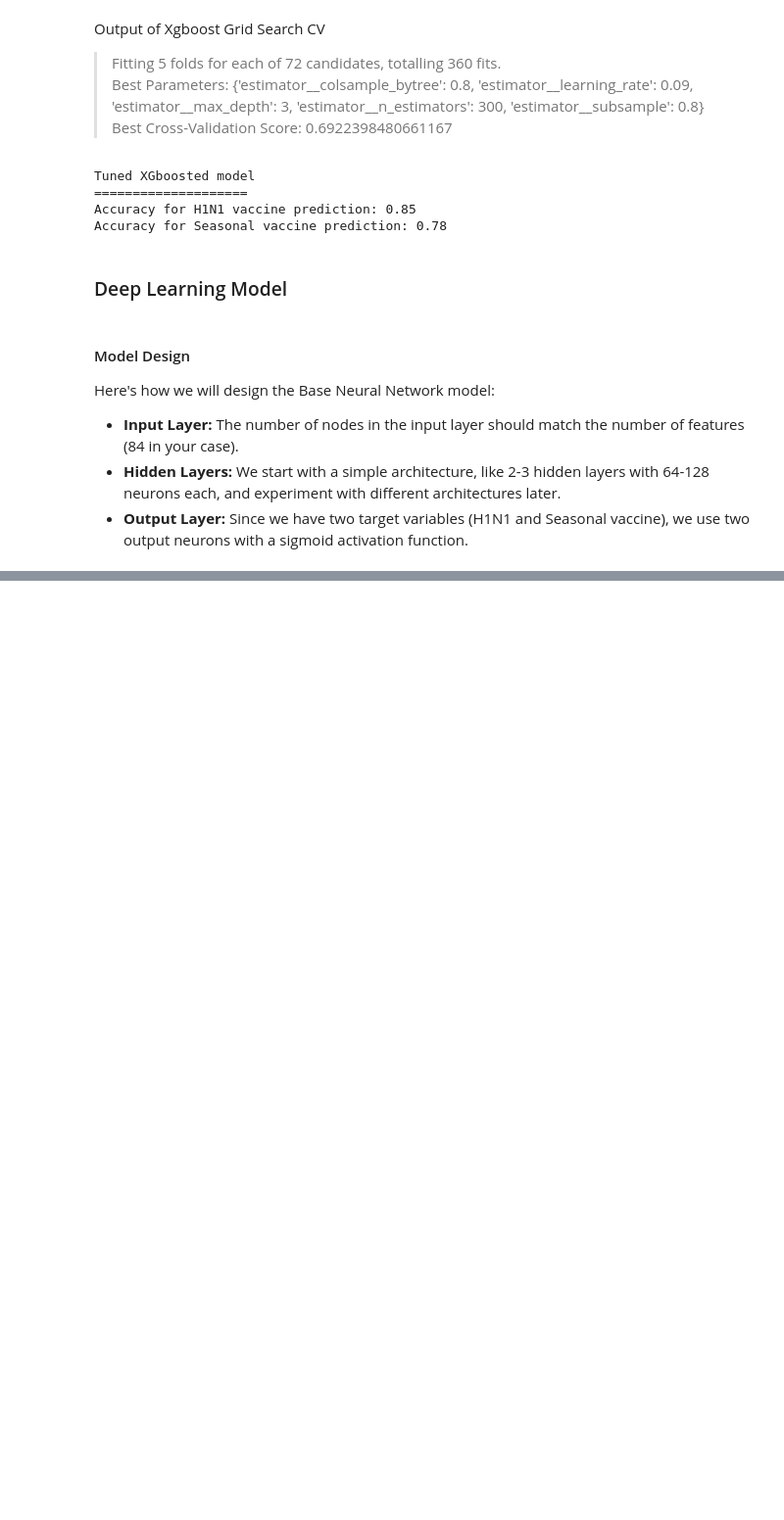
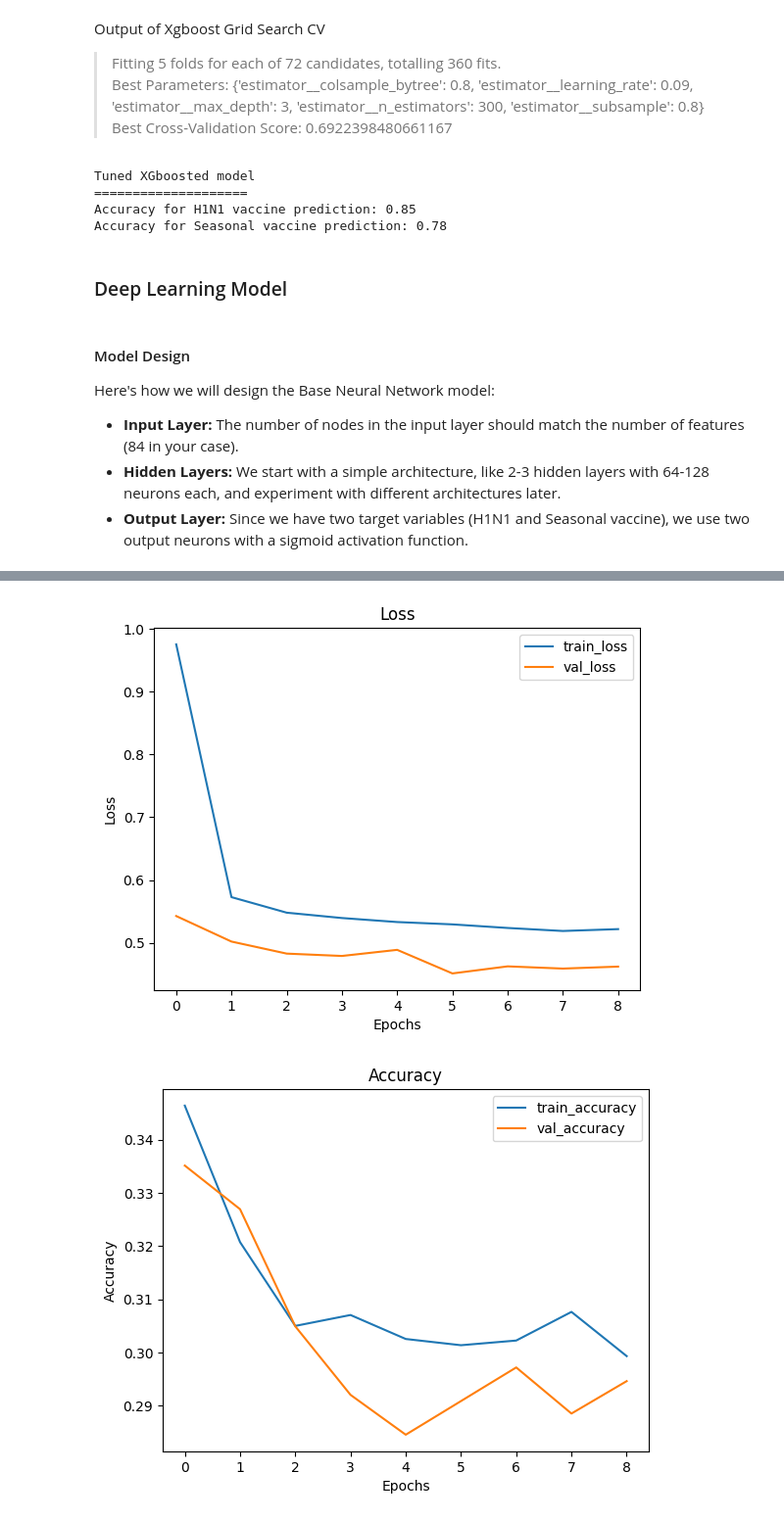
Before and after one commit to FREDRICKKYEKI/dsc-project-h1n1_prediction, a Jupyter notebook: index.ipynb, the cells around one changed output, grey strips where cells are left out. Shown at 98% size. Cells and saved outputs as stored; diff of their text form; code cells hidden in the pictures; blank space fills up the shorter version.

```diff
--- a/index.ipynb
+++ b/index.ipynb
@@ -1001,17 +1012,20 @@ from tensorflow.keras.layers import Dense, Dropout
 # %%
+from tensorflow.keras import regularizers
+
 model = Sequential()
 
 # Input layer and first hidden layer
-model.add(Dense(128, input_dim=X_train_encoded.shape[1], activation='relu'))
-model.add(Dropout(0.2))  # Dropout for regularization
+model.add(Dense(128, input_dim=X_train_encoded.shape[1], activation='relu', kernel_regularizer=regularizers.l2(0.001)))
+# model.add(Dropout(0.2))  # Dropout for regularization
 
 # Second hidden layer
-model.add(Dense(64, activation='relu'))
-model.add(Dropout(0.2))
+model.add(Dense(128, activation='relu'))
 
 # Third hidden layer (optional)
 model.add(Dense(64, activation='relu'))
-model.add(Dropout(0.2))
+# model.add(Dropout(0.2))
 
 # Output layer
 model.add(Dense(2, activation='sigmoid'))
+
+model.summary()
@@ -1018,15 +1048,17 @@ model.add(Dense(2, activation='sigmoid'))
 # %%
 # model compilation
-model.compile(optimizer='adam',
-              loss='binary_crossentropy',
-              metrics=['accuracy'])
+model.compile(
+    loss='binary_crossentropy',
+    optimizer='adam',
+    metrics=['accuracy']
+)
 # %%
-X_train_encoded = X_train_encoded.astype('float32')
-y_train = y_train.astype('float32')
+X_train_encoded = X_train_encoded.astype('int')
+y_train = y_train.astype('int')
 
-history = model.fit(X_train_encoded, y_train,
+results_nn_model_1 = model.fit(X_train_encoded, y_train,
                     validation_split=0.2,
-                    epochs=30,
-                    batch_size=32)
-                    # callbacks=[tf.keras.callbacks.EarlyStopping(patience=3)])
+                    epochs=100,
+                    batch_size=5,
+                    callbacks=[tf.keras.callbacks.EarlyStopping(patience=3)])
 # %% [output]
@@ -1049,0 +1082,5 @@ Epoch 30/30
+# %%
+visualize_training_results(results_nn_model_1)
+# %% [output]
+[figure, added]
+[figure, added]
```
Also changed, not shown: parts of 10 cells of this notebook.
